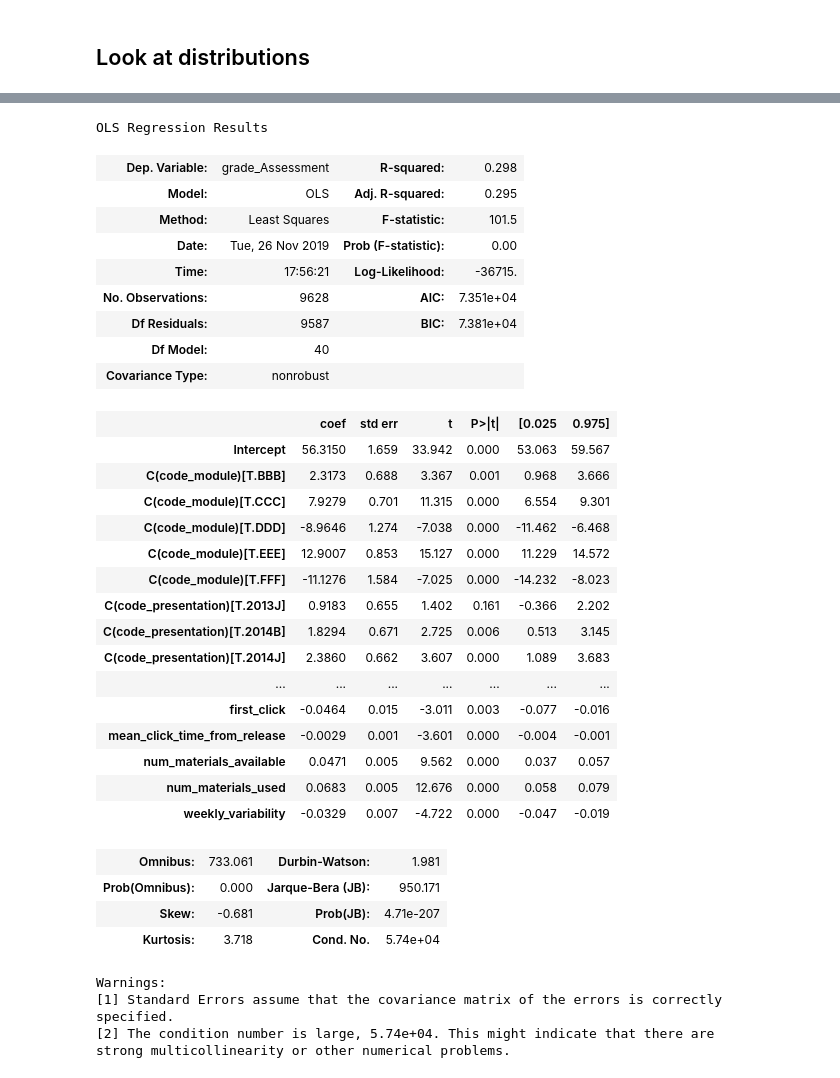
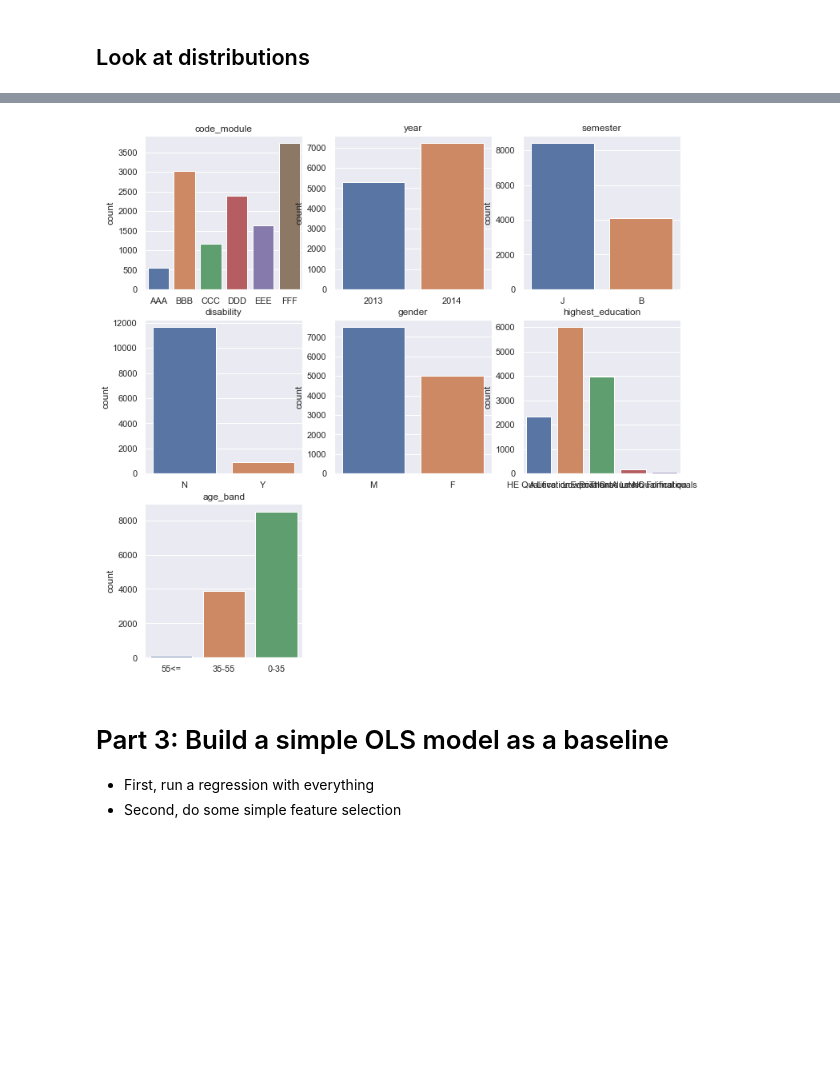
Before and after one commit to rcharan/mooc-data, a Jupyter notebook: analysis.ipynb, the cells around one changed output, grey strips where cells are left out. Saved outputs shown, nothing was run; the diff lists cells and outputs as text; code cells hidden in the pictures; blank space fills up the shorter version.

```diff
--- a/analysis.ipynb
+++ b/analysis.ipynb
@@ -220,37 +147,7 @@ Timer.end()
-# %%
-results.summary()
-# %% [output]
-OLS Regression Results
-| Dep. Variable: | grade_Assessment | R-squared: | 0.298 |
-| Model: | OLS | Adj. R-squared: | 0.295 |
-| Method: | Least Squares | F-statistic: | 101.5 |
-| Date: | Tue, 26 Nov 2019 | Prob (F-statistic): | 0.00 |
-| Time: | 17:56:21 | Log-Likelihood: | -36715. |
-| No. Observations: | 9628 | AIC: | 7.351e+04 |
-| Df Residuals: | 9587 | BIC: | 7.381e+04 |
-| Df Model: | 40 |  |  |
-| Covariance Type: | nonrobust |  |  |
-|  | coef | std err | t | P>|t| | [0.025 | 0.975] |
-| Intercept | 56.3150 | 1.659 | 33.942 | 0.000 | 53.063 | 59.567 |
-| C(code_module)[T.BBB] | 2.3173 | 0.688 | 3.367 | 0.001 | 0.968 | 3.666 |
-| C(code_module)[T.CCC] | 7.9279 | 0.701 | 11.315 | 0.000 | 6.554 | 9.301 |
-| C(code_module)[T.DDD] | -8.9646 | 1.274 | -7.038 | 0.000 | -11.462 | -6.468 |
-| C(code_module)[T.EEE] | 12.9007 | 0.853 | 15.127 | 0.000 | 11.229 | 14.572 |
-| C(code_module)[T.FFF] | -11.1276 | 1.584 | -7.025 | 0.000 | -14.232 | -8.023 |
-| C(code_presentation)[T.2013J] | 0.9183 | 0.655 | 1.402 | 0.161 | -0.366 | 2.202 |
-| C(code_presentation)[T.2014B] | 1.8294 | 0.671 | 2.725 | 0.006 | 0.513 | 3.145 |
-| C(code_presentation)[T.2014J] | 2.3860 | 0.662 | 3.607 | 0.000 | 1.089 | 3.683 |
-| ... | ... | ... | ... | ... | ... | ... |
-| first_click | -0.0464 | 0.015 | -3.011 | 0.003 | -0.077 | -0.016 |
-| mean_click_time_from_release | -0.0029 | 0.001 | -3.601 | 0.000 | -0.004 | -0.001 |
-| num_materials_available | 0.0471 | 0.005 | 9.562 | 0.000 | 0.037 | 0.057 |
-| num_materials_used | 0.0683 | 0.005 | 12.676 | 0.000 | 0.058 | 0.079 |
-| weekly_variability | -0.0329 | 0.007 | -4.722 | 0.000 | -0.047 | -0.019 |
-| Omnibus: | 733.061 | Durbin-Watson: | 1.981 |
-| Prob(Omnibus): | 0.000 | Jarque-Bera (JB): | 950.171 |
-| Skew: | -0.681 | Prob(JB): | 4.71e-207 |
-| Kurtosis: | 3.718 | Cond. No. | 5.74e+04 |
-Warnings:
-[1] Standard Errors assume that the covariance matrix of the errors is correctly specified.
-[2] The condition number is large, 5.74e+04. This might indicate that there are
-strong multicollinearity or other numerical problems.
+# %%
+categorical_variables_dist = categorical_variables.clone()
+for col, data, ax in categorical_variables_dist:
+    sns.countplot(data, ax = ax)
+categorical_variables_dist.fig
+# %% [output]
+[figure, added]
@@ -256,0 +161,4 @@ strong multicollinearity or other numerical problems.
+# %% [markdown]
+# Part 3: Build a simple OLS model as a baseline
+ - First, run a regression with everything
+ - Second, do some simple feature selection
```
Also changed, not shown: parts of 97 cells of this notebook, 2 other files.
